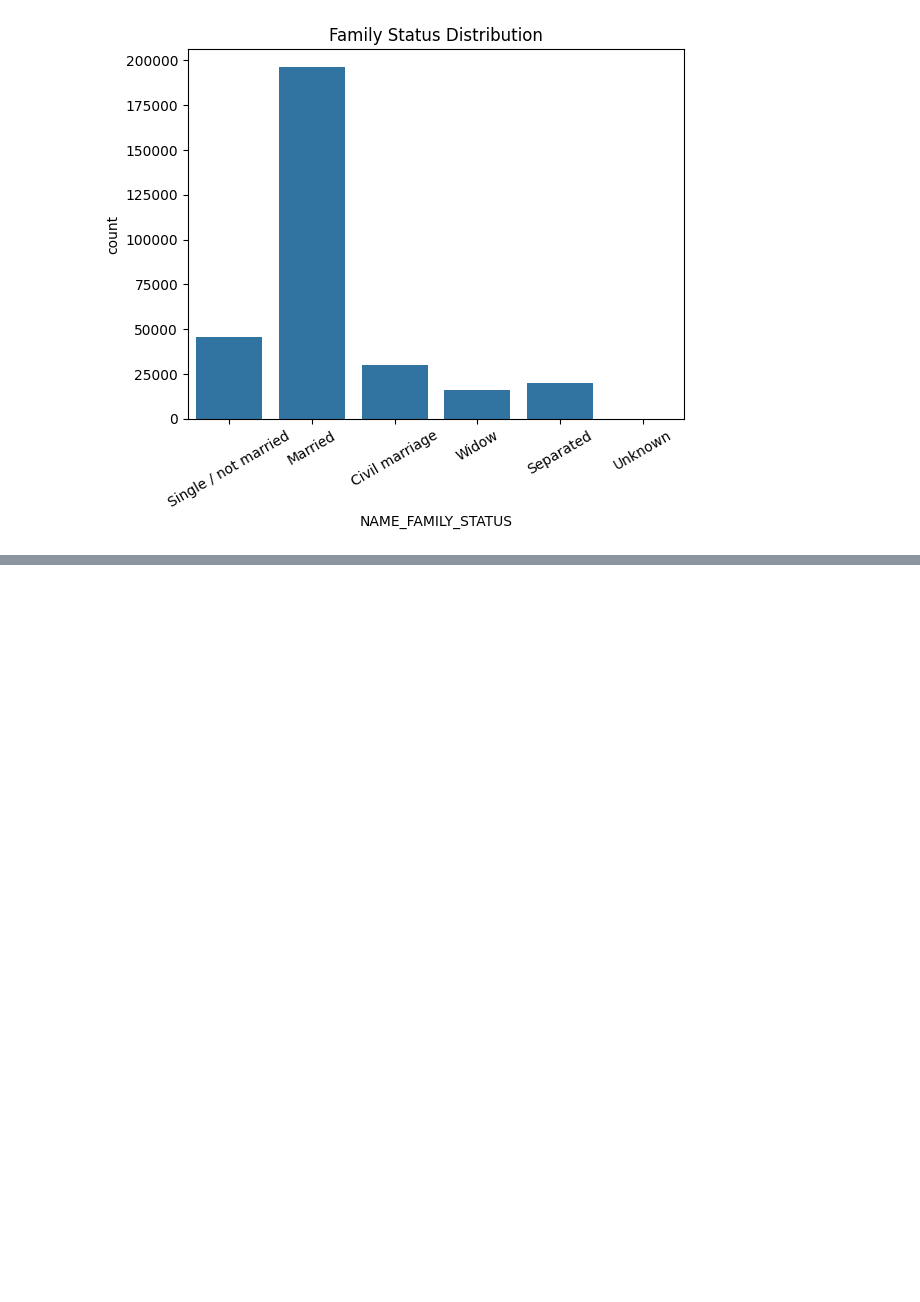
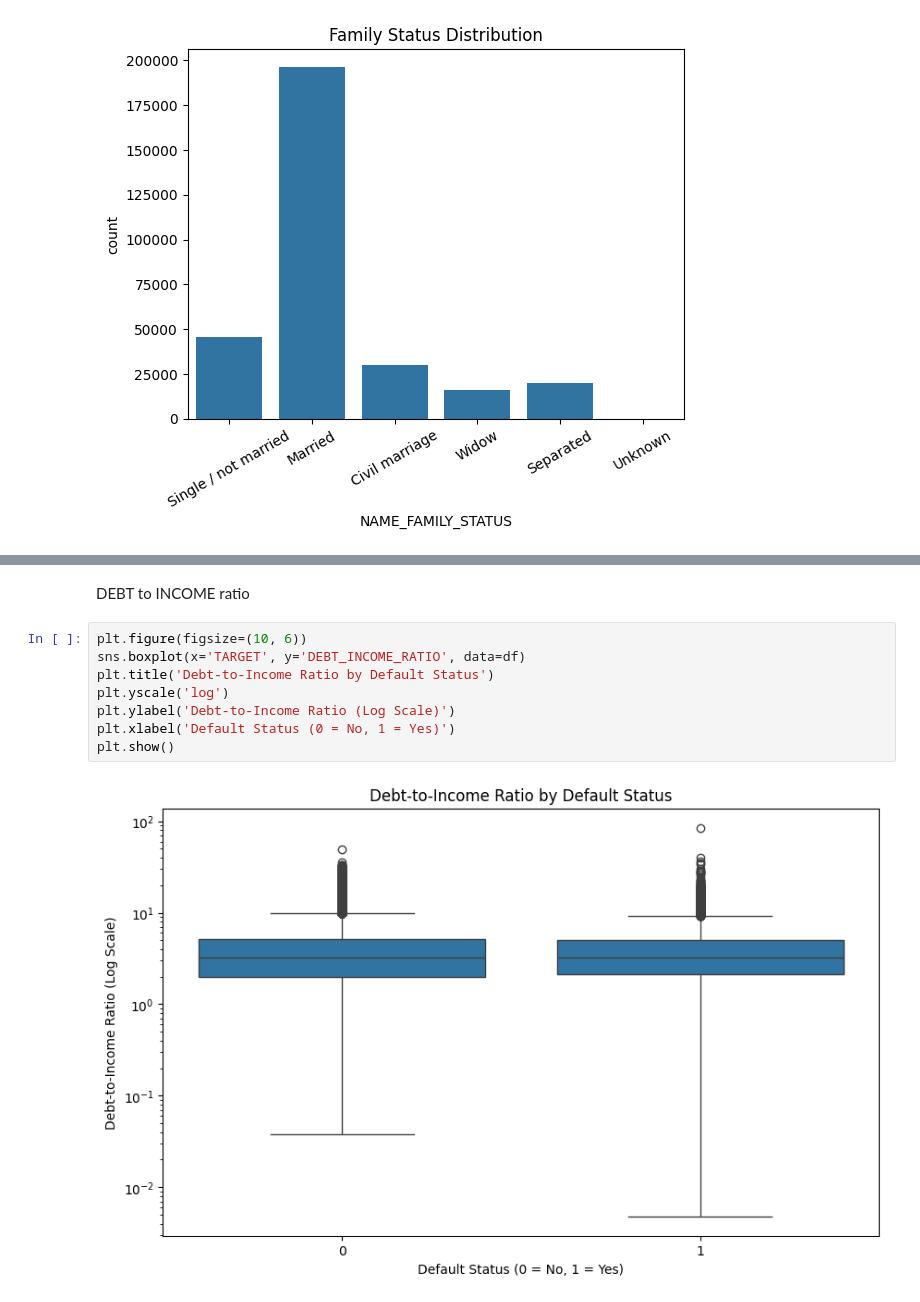
Before and after one commit to atharva3428/home-credit-analysis, a Jupyter notebook: analysis.ipynb, the cells around one changed output, grey strips where cells are left out. Cells and saved outputs as stored; diff of their text form; blank space fills up the shorter version.

```diff
--- a/analysis.ipynb
+++ b/analysis.ipynb
@@ -198,0 +246,12 @@ plt.show()
+# %% [markdown]
+DEBT to INCOME ratio
+# %%
+plt.figure(figsize=(10, 6))
+sns.boxplot(x='TARGET', y='DEBT_INCOME_RATIO', data=df)
+plt.title('Debt-to-Income Ratio by Default Status')
+plt.yscale('log')
+plt.ylabel('Debt-to-Income Ratio (Log Scale)')
+plt.xlabel('Default Status (0 = No, 1 = Yes)')
+plt.show()
+# %% [output]
+[figure, added]
```
Also changed, not shown: parts of 15 cells of this notebook.
